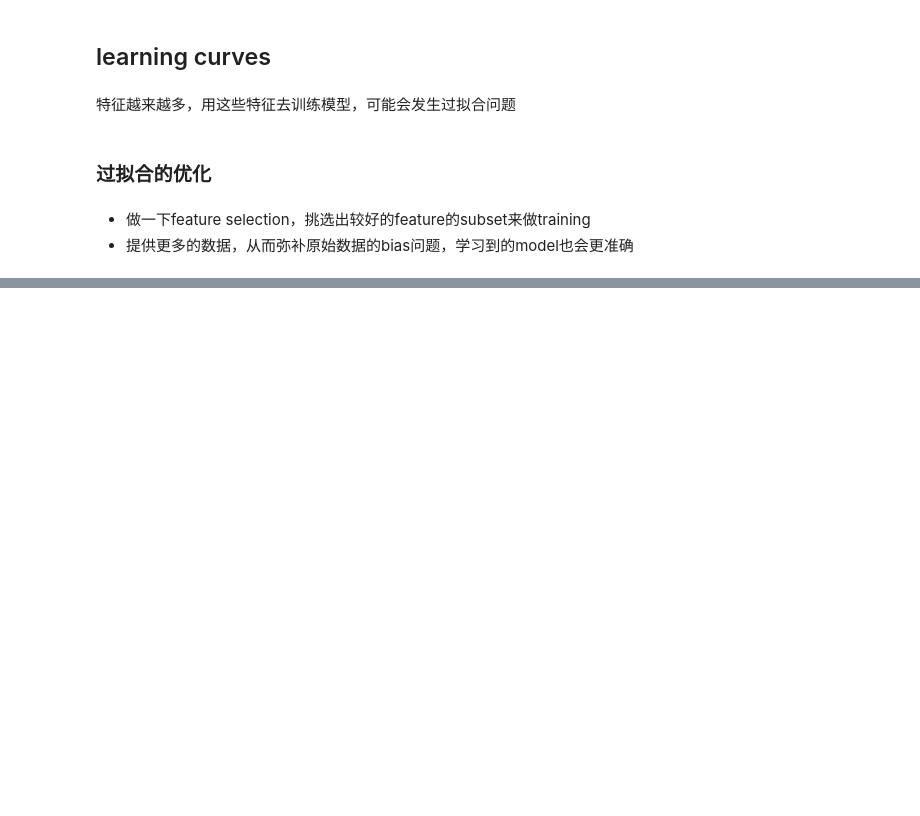
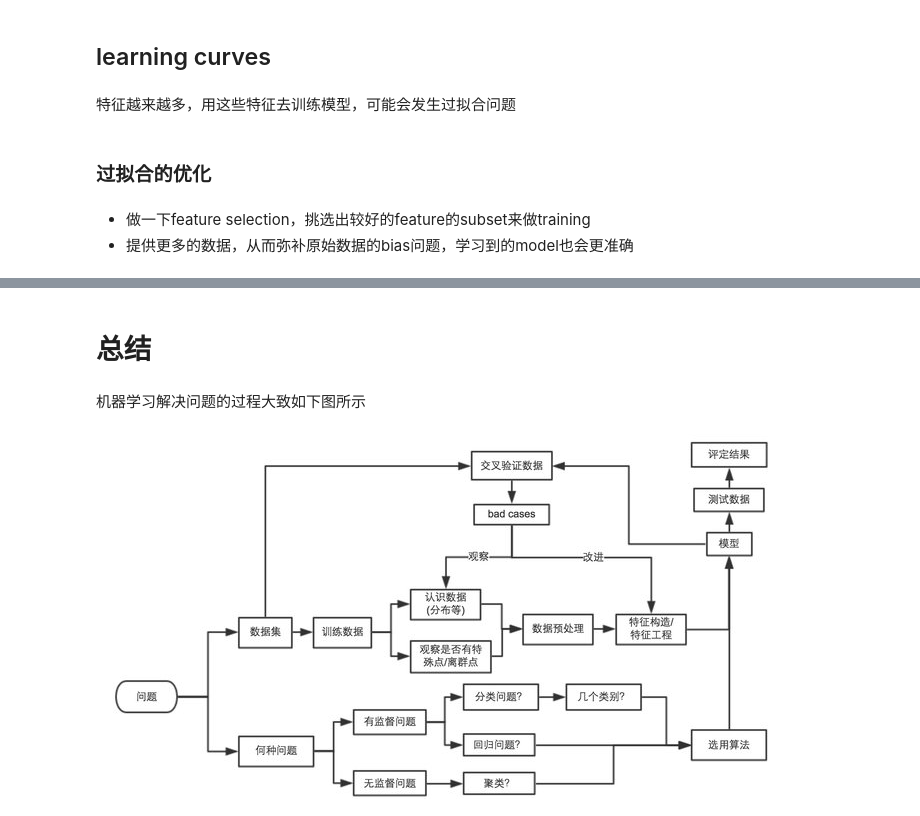
Before and after one commit to futheads/Python-study, a Jupyter notebook: MLexamples/Titanic/Titanic.ipynb, the cells around one changed output, grey strips where cells are left out. Cells and saved outputs as stored; diff of their text form; code cells hidden in the pictures; blank space fills up the shorter version.

```diff
--- a/MLexamples/Titanic/Titanic.ipynb
+++ b/MLexamples/Titanic/Titanic.ipynb
@@ -560,0 +619,10 @@ plot_learning_curve(clf, "学习曲线"， X, y)
+# %% [markdown]
+# 总结
+# %% [markdown]
+机器学习解决问题的过程大致如下图所示
+# %%
+from IPython.display import Image
+
+Image(filename="static/process.jpg")
+# %% [output]
+[figure, added]
```
Also changed, not shown: parts of 5 cells of this notebook, 4 other files.
